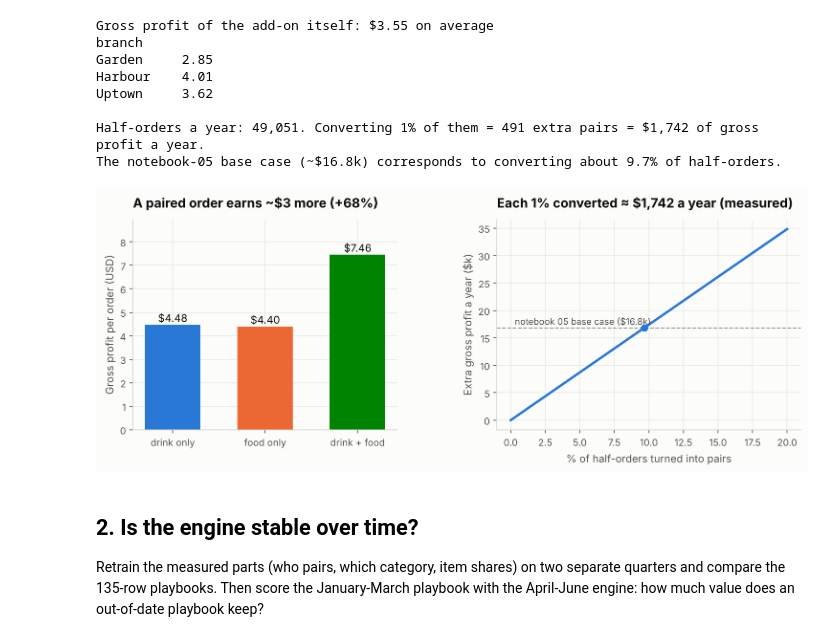
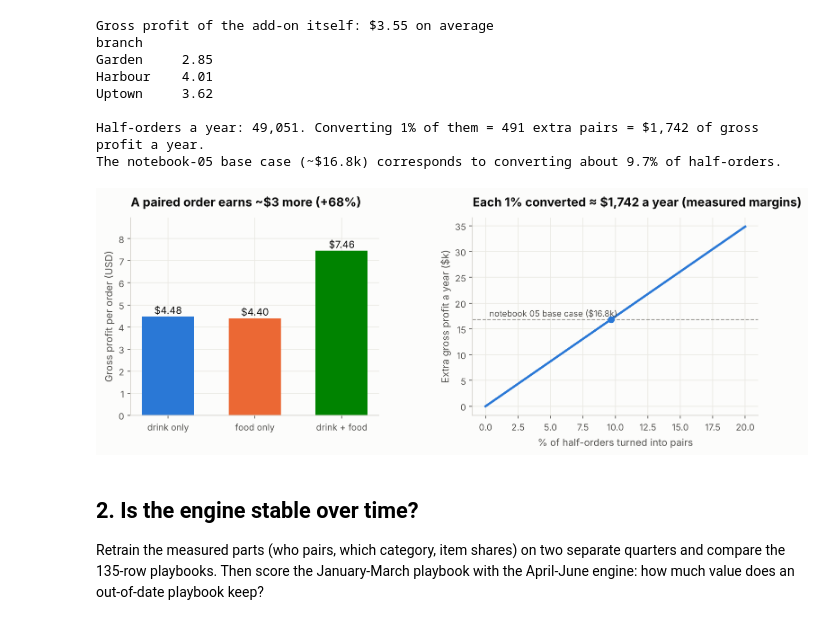
Before and after one commit to mouhammed-soumaille/EECE-490-Hackathon, a Jupyter notebook: notebooks/08_value_and_stability.ipynb, the cells around one changed output. Drawn from its saved outputs; the diff is of its cells as text; code cells hidden in the pictures.

```diff
--- a/notebooks/08_value_and_stability.ipynb
+++ b/notebooks/08_value_and_stability.ipynb
@@ -85,28 +86,28 @@ The notebook-05 base case (~$16.8k) corresponds to converting about 9.7% of half
 # %%
 fig, axes = plt.subplots(1, 2, figsize=(12, 3.8), gridspec_kw={"wspace": 0.35, "width_ratios": [1, 1.15]})
 ax = axes[0]
 vals = comp.gross_profit_per_order
 cols = [viz.BLUE, viz.ORANGE, viz.GREEN]
 ax.bar(range(3), vals.values, color=cols, width=0.6)
 for i, v in enumerate(vals.values):
     ax.text(i, v + 0.12, f"${v:.2f}", ha="center", fontsize=10.5, color=viz.INK)
 ax.set_xticks(range(3), vals.index)
 ax.set_ylabel("Gross profit per order (USD)")
 ax.set_title("A paired order earns ~$3 more (+68%)")
 ax.set_ylim(0, vals.max() * 1.2)
 ax = axes[1]
 pts = np.arange(0, 21, 1)
 ax.plot(pts, pts * per_point / 1000, color=viz.BLUE, lw=2.4)
 ax.axhline(16.8, color=viz.GREY, ls="--", lw=1)
 ax.text(0.3, 17.4, "notebook 05 base case ($16.8k)", fontsize=9, color=viz.INK_2)
 ax.scatter([16811 / per_point], [16.8], color=viz.BLUE, s=40, zorder=3)
 ax.set_xlabel("% of half-orders turned into pairs")
 ax.set_ylabel("Extra gross profit a year ($k)")
-ax.set_title(f"Each 1% converted ≈ ${per_point:,.0f} a year (measured)")
+ax.set_title(f"Each 1% converted ≈ ${per_point:,.0f} a year (measured margins)")
 viz.savefig(fig, "08_value_of_a_pair")
 plt.show()
 # %% [output]
-[figure, old version]
+[figure, new version]
 # %% [markdown]
 ## 2. Is the engine stable over time?
 
```
Also changed, not shown: parts of 1 cell of this notebook, 6 other files.
